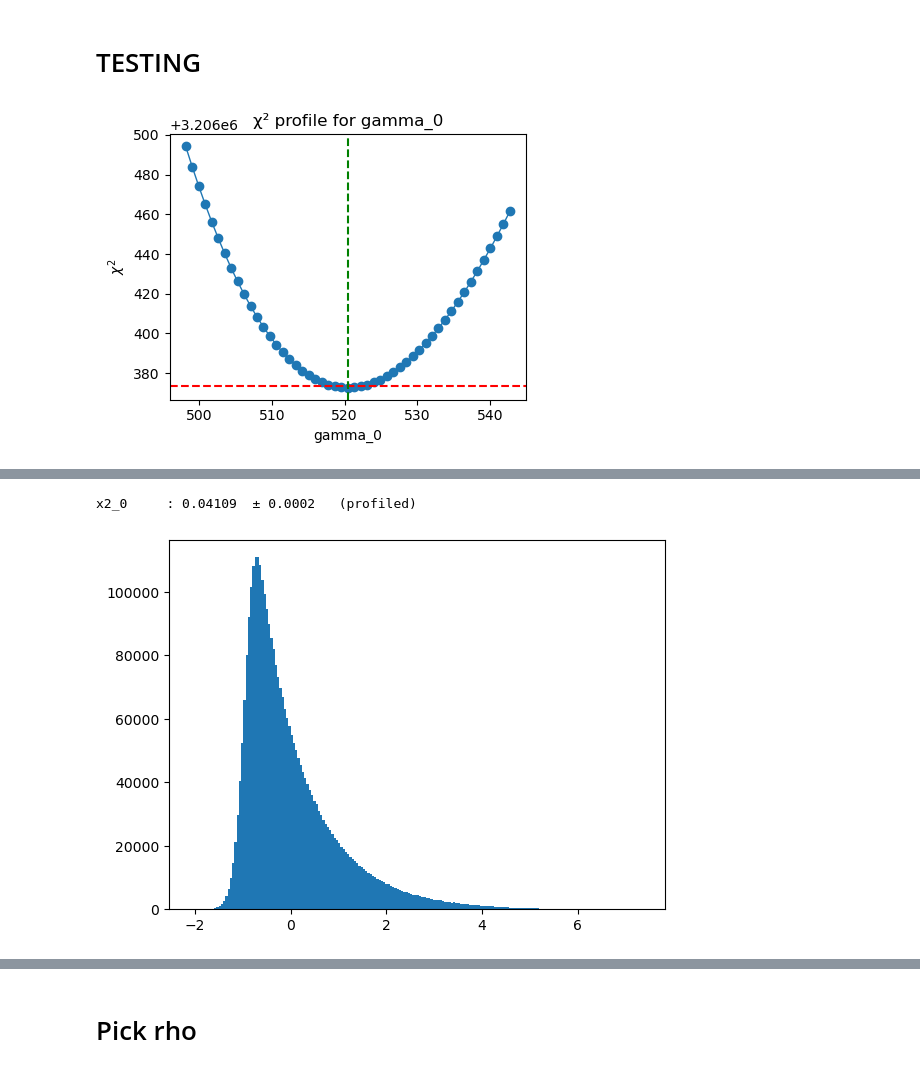
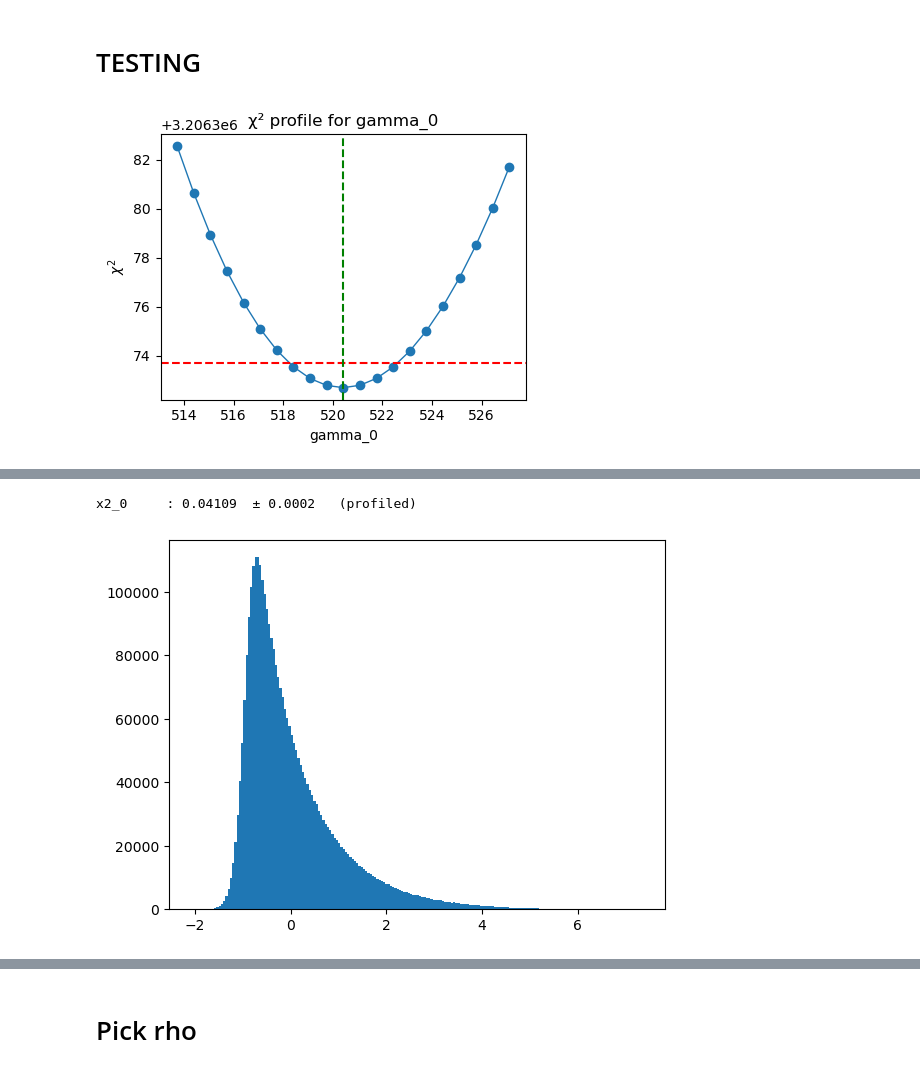
Before and after one commit to noah-silverberg/382L-Optical-Tweezer, a Jupyter notebook: rho.ipynb, the cells around one changed output, grey strips where cells are left out. Saved outputs shown, nothing was run; the diff lists cells and outputs as text; code cells hidden in the pictures.

```diff
--- a/rho.ipynb
+++ b/rho.ipynb
@@ -38,7 +38,7 @@ data_ranges = [
 noise_files = ["Data/Untrapped 01 - 20M pts 10mins.CSV"]
 noise_ranges = [np.s_[:]]
 use_welch = False # Use Welch's method for PSD calculation (True) or FFT (False)
-nperseg = 2**15 # Used for scipy.signal.welch PSD calculation
+nperseg = 2**16 # Used for scipy.signal.welch PSD calculation
 T = 297 # Kelvin
 eta = 0.00089 # Viscosity of water (dependent on temperature)
 pix_to_dist = 374.14 # px per div (10 microns)
@@ -1037,8 +954,7 @@ psd_std_all = np.concatenate(psd_std_list)
 ############### FITTING ###################
 
 # Initial guess for Lorentzian fit parameters (f0 is fixed at 0)
-initial_x2 = np.mean(x_squared_expectation_list)
-initial_guess = [500.0, initial_x2, 500.0 * 0.3, initial_x2 * 0.3]  # [gamma, x2]
+initial_guess = [500.0, 4e-2, 50.0, 4e-2 * 0.3]  # [gamma, x2]
 
 # Fit Lorentzian to the combined noise-subtracted PSD data
 popt, pcov = opt.curve_fit(
@@ -1054,6 +970,89 @@ popt, pcov = opt.curve_fit(
 gamma_0_opt, x2_0_opt, gamma_1_opt, x2_1_opt = popt
 f0_0_opt = 0.0  # f0 is fixed
 f0_1_opt = 0.0  # f0 is fixed
+
+from tqdm import tqdm
+def profile_param(
+    param_name,           # str   e.g. "gamma_0"
+    param_index,          # int   position in popt  (0,1,2,3)
+    popt, pcov,           # results of the global fit
+    f, S, sigma,          # data vectors already concatenated (freq_all, psd_diff_all,…)
+    n_grid=21, n_sigma=3  # grid density and half-width in units of initial σ
+):
+    """
+    Return best-fit value (should reproduce popt[param_index]) and its 1 σ error
+    by profiling χ² along that parameter.
+    """
+    # --- 1.  build a ±n_sigma·σ grid around the global optimum --------------------
+    try:
+        sigma_param = np.sqrt(pcov[param_index, param_index])
+    except Exception:
+        sigma_param = abs(0.05 * popt[param_index])     # fallback: 5 % of value
+
+    grid = np.linspace(popt[param_index] - n_sigma * sigma_param,
+                       popt[param_index] + n_sigma * sigma_param,
+                       n_grid)
+
+    chi2_vals = []
+
+    # --- 2.  loop over the grid ---------------------------------------------------
+    for g in tqdm(grid):
+        # current parameter vector: fixed value "g" at the indexed slot,
+        # other parameters start at their global optimum
+        def model(f_, *free):
+            p = list(popt)           # copy best parameters
+            p[param_index] = g       # pin the profiled parameter
+            # fill the remaining slots with the free params in order
+            j = 0
+            for k in range(4):
+                if k == param_index:
+                    continue
+                p[k] = free[j]
+                j += 1
+            return (lorentzian(f_, p[0], 0.0, p[1]) +
+                    lorentzian(f_, p[2], 0.0, p[3]))
+
+        # initial guesses = current best for the *free* parameters
+        p0_free = [popt[k] for k in range(4) if k != param_index]
+
+        # re-fit with the single parameter fixed
+        popt_free, _ = opt.curve_fit(
+            model, f, S, p0=p0_free, maxfev=6000,
+            sigma=sigma, absolute_sigma=True
+        )
+
+        # χ² with that constrained optimum
+        resid = (S - model(f, *popt_free)) / sigma
+        chi2_vals.append(np.sum(resid ** 2))
+
+    chi2_vals = np.asarray(chi2_vals)
+    chi2min   = chi2_vals.min()
+    best_idx  = chi2_vals.argmin()
+    best_val  = grid[best_idx]
+
+    # --- 3.  interpolate where Δχ² = 1 to get the 1 σ error -----------------------
+    # left side
+    try:
+        left  = np.interp(chi2min + 1, chi2_vals[:best_idx][::-1], grid[:best_idx][::-1])
+        right = np.interp(chi2min + 1, chi2_vals[best_idx:],    grid[best_idx:])
+        err   = 0.5 * ((best_val - left) + (right - best_val))
+    except Exception:      # profile doesn’t cross +1 ⇒ return NaN
+        left = right = np.nan
+        err  = np.nan
+
+    # --- 4.  quick diagnostic plot ------------------------------------------------
+    plt.figure(figsize=(4.5, 3.6))
+    plt.plot(grid, chi2_vals, "o-", lw=1)
+    plt.axhline(chi2min + 1, c="r", ls="--")
+    plt.axvline(best_val,       c="g", ls="--")
+    plt.xlabel(param_name)
+    plt.ylabel(r"$\chi^2$")
+    plt.title(f"χ² profile for {param_name}")
+    plt.tight_layout()
+    plt.show()
+
+    print(f"{param_name:9s}: {best_val:.4g}  ± {err:.2g}   (profiled)")
+    return best_val, err
 
 gamma_0_opt, gamma_0_err = profile_param("gamma_0", 0,
                                          popt, pcov,
@@ -1115,31 +1114,31 @@ rho_raw_err = (A / (2 * rho_raw)) * avg_difference_psd['STD'][mask]
 # The derived limit is:
 #   ρ_limit = sqrt((π * ζ * x2_opt * γ_opt) / (kb * T))
 # where ζ = 6 * π * η * r_avg (as in a Stokes drag coefficient)
 zeta = 6 * np.pi * eta * r_avg
 rho_limit = np.sqrt((x2_0_opt * gamma_0_opt * np.pi * zeta) / (kb * T))
 
 # Extract uncertainties from the fit parameters
 gamma_err = np.sqrt(pcov[0, 0])
 x2_err = np.sqrt(pcov[1, 1])
 
 print(gamma_0_err, gamma_err)
 print(x2_0_err, x2_err)
 
 gamma_err = gamma_0_err
 x2_err = x2_0_err
 
 # Propagate error:
 #   σ_ρ_limit = (ρ_limit/2) * sqrt((σ_x2/x2_opt)^2 + (σ_γ/γ_opt)^2)
 rho_limit_err = (rho_limit / 2) * np.sqrt((x2_err / x2_0_opt)**2 + (gamma_err / gamma_0_opt)**2)
 
 exponent = int(np.floor(np.log10(rho_limit)))
 scaled_rho = rho_limit / 10**exponent
 scaled_rho_err = rho_limit_err / 10**exponent
 print(f"Limit ρ (f->∞): ({scaled_rho:.3f} ± {scaled_rho_err:.3f}) x 10^{exponent}")
 
 print(popt)
 import scipy.stats as stats
 print(1 - stats.chi2.cdf(chi_square, dof))
 print(chi_square, dof)
 # %% [output]
-[figure, old version]
+[figure, new version]
```
Also changed, not shown: parts of 4 cells of this notebook, 2 other files.
